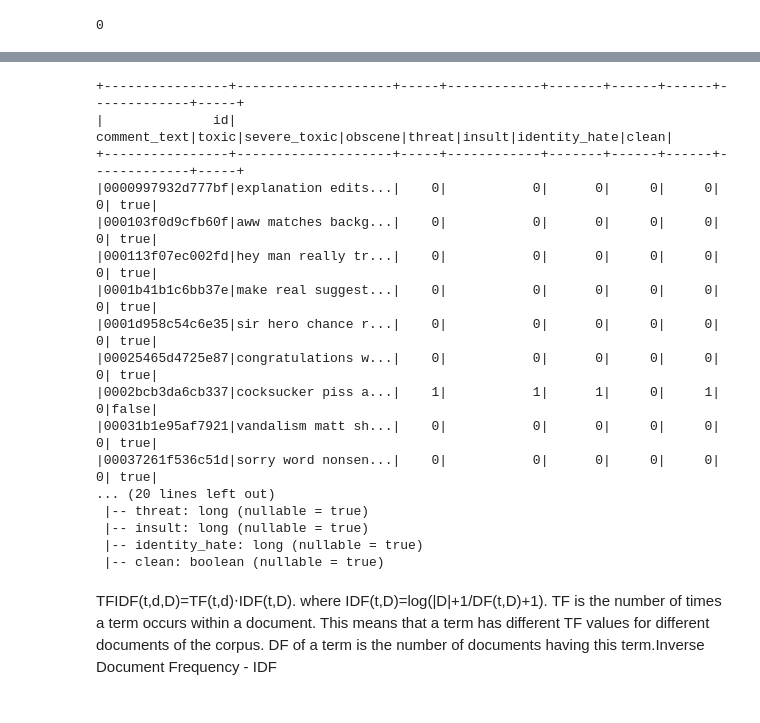
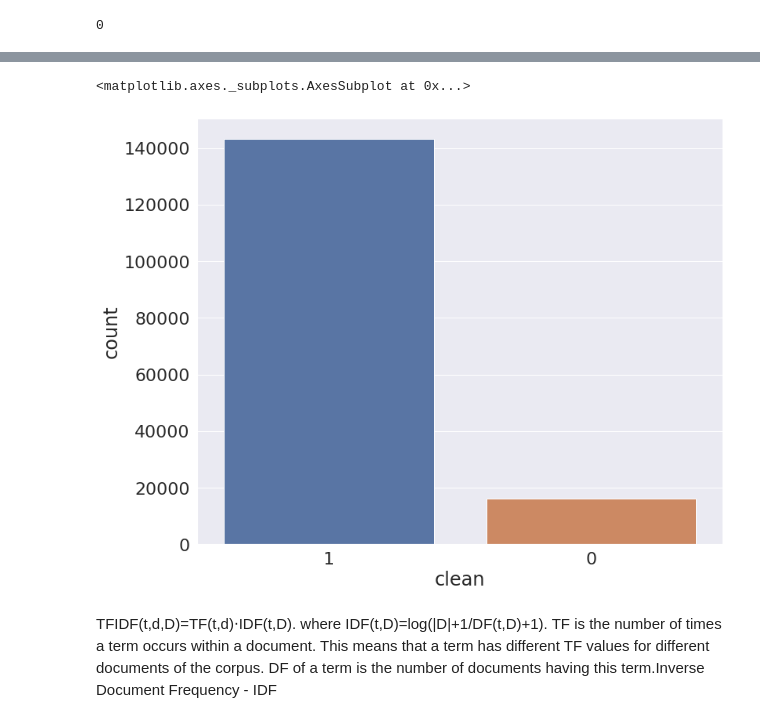
Before and after one commit to liyishanamy/detect_toxic_comment, a Jupyter notebook: CS651_project.ipynb, the cells around one changed output, grey strips where cells are left out. Cells and saved outputs as stored; diff of their text form; code cells hidden in the pictures.

```diff
--- a/CS651_project.ipynb
+++ b/CS651_project.ipynb
@@ -283,9 +304,0 @@ train.head(10)
-# %%
-import nltk
-# Remove the stop words
-from nltk.corpus import stopwords
-print(stopwords.words('english'))
-stop_words = set(stopwords.words('english'))
-train['comment_text'] = train['comment_text'].apply(lambda x: ' '.join([word for word in x.split() if word not in (stop)]))
-
-train.head(10)
@@ -305,23 +305,13 @@ train.head(10)
-# %%
-# Turn python to spark
-training_spark_df = spark.createDataFrame(train)
-training_spark_df.show()
-training_spark_df.printSchema()
-# %% [output]
-+----------------+--------------------+-----+------------+-------+------+------+-------------+-----+
-|              id|        comment_text|toxic|severe_toxic|obscene|threat|insult|identity_hate|clean|
-+----------------+--------------------+-----+------------+-------+------+------+-------------+-----+
-|0000997932d777bf|explanation edits...|    0|           0|      0|     0|     0|            0| true|
-|000103f0d9cfb60f|aww matches backg...|    0|           0|      0|     0|     0|            0| true|
-|000113f07ec002fd|hey man really tr...|    0|           0|      0|     0|     0|            0| true|
-|0001b41b1c6bb37e|make real suggest...|    0|           0|      0|     0|     0|            0| true|
-|0001d958c54c6e35|sir hero chance r...|    0|           0|      0|     0|     0|            0| true|
-|00025465d4725e87|congratulations w...|    0|           0|      0|     0|     0|            0| true|
-|0002bcb3da6cb337|cocksucker piss a...|    1|           1|      1|     0|     1|            0|false|
-|00031b1e95af7921|vandalism matt sh...|    0|           0|      0|     0|     0|            0| true|
-|00037261f536c51d|sorry word nonsen...|    0|           0|      0|     0|     0|            0| true|
-... (20 lines left out)
- |-- threat: long (nullable = true)
- |-- insult: long (nullable = true)
- |-- identity_hate: long (nullable = true)
- |-- clean: boolean (nullable = true)
+# %%
+from pyspark.sql.functions import col, explode, array, lit
+import random
+
+train_binary_classification = pd.concat([train["id"],train["comment_text"],train["clean"]],axis=1)
+train_binary_classification.head(10)
+
+
+plt.figure(figsize=(12,10))
+sns.countplot(x='clean', data=train_binary_classification, order=train_binary_classification['clean'].value_counts().index)
+# %% [output]
+<matplotlib.axes._subplots.AxesSubplot at 0x...>
+[figure, added]
```
Also changed, not shown: parts of 18 cells of this notebook.
